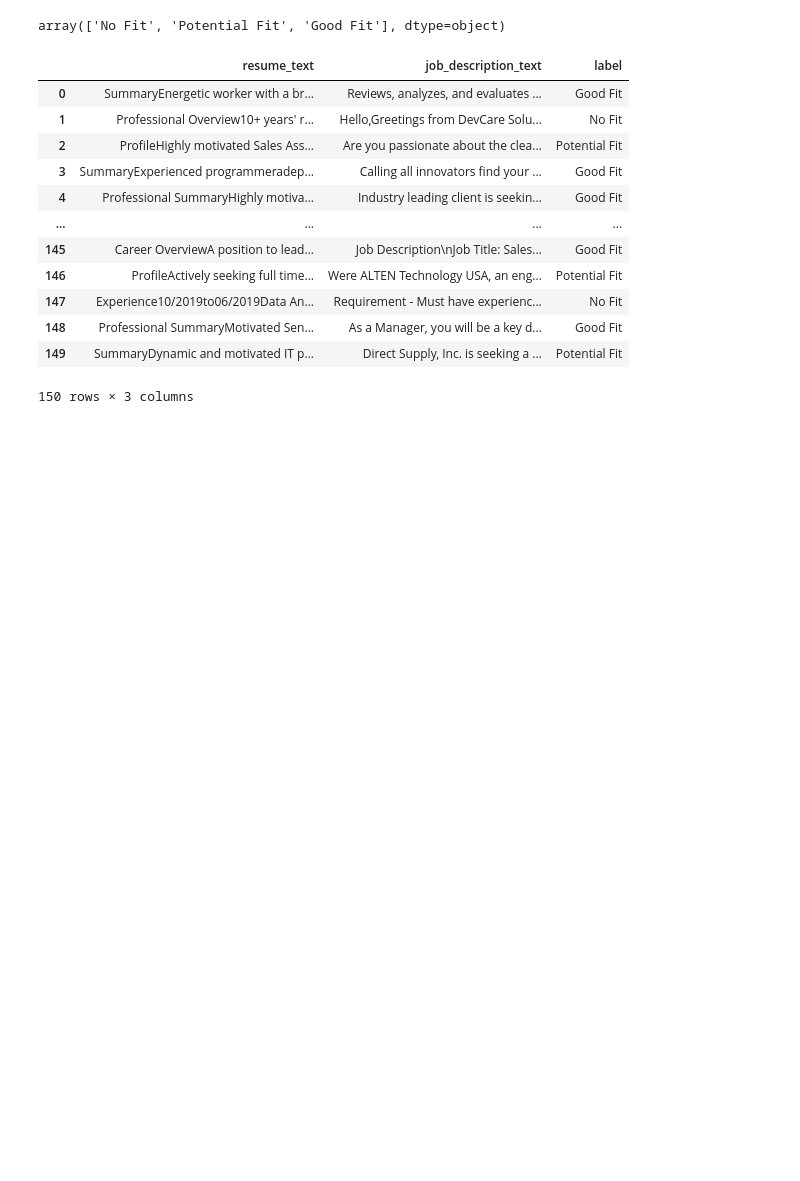
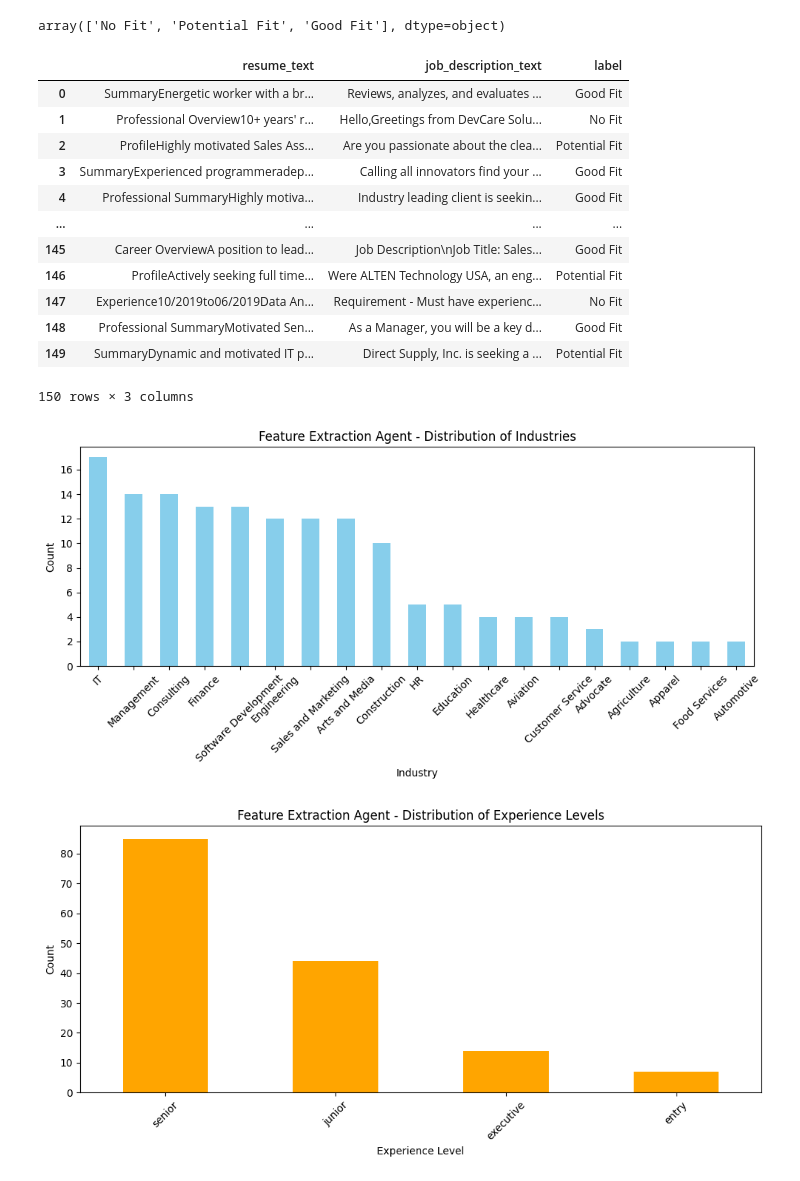
Before and after one commit to ece1786-2024/ResuMatch, a Jupyter notebook: datasets/DataCleaning.ipynb, the cells around one changed output. Cells and saved outputs as stored; diff of their text form; code cells hidden in the pictures; blank space fills up the shorter version.

Commit message:
integrate resume agent

```diff
--- a/datasets/DataCleaning.ipynb
+++ b/datasets/DataCleaning.ipynb
@@ -371,5 +356,32 @@ sampled_df
 | 148 | Professional SummaryMotivated Sen... | As a Manager, you will be a key d... | Good Fit |
 | 149 | SummaryDynamic and motivated IT p... | Direct Supply, Inc. is seeking a ... | Potential Fit |
 150 rows × 3 columns
+# %%
+from data import UpdatedResumeFeaturesDateset, JobResumeMatchesDataset
+import matplotlib.pyplot as plt
+df = UpdatedResumeFeaturesDateset.df
+
+# Plot distribution of unique values in "industry"
+industry_counts = df['industry'].value_counts()
+industry_counts.plot(kind='bar', figsize=(10, 5), color='skyblue')
+plt.title('Feature Extraction Agent - Distribution of Industries')
+plt.xlabel('Industry')
+plt.ylabel('Count')
+plt.xticks(rotation=45)
+plt.tight_layout()
+plt.show()
+
+# Plot distribution of unique values in "experience_level"
+experience_counts = df['experience_level'].value_counts()
+experience_counts.plot(kind='bar', figsize=(10, 5), color='orange')
+plt.title('Feature Extraction Agent - Distribution of Experience Levels')
+plt.xlabel('Experience Level')
+plt.ylabel('Count')
+plt.xticks(rotation=45)
+plt.tight_layout()
+plt.show()
+# %% [output]
+[figure, added]
+[figure, added]
 # %%
 sampled_df.to_csv('local_datasets/JobResumeMatches.csv')
```
Also changed, not shown: parts of 4 cells of this notebook, 3 other files.
